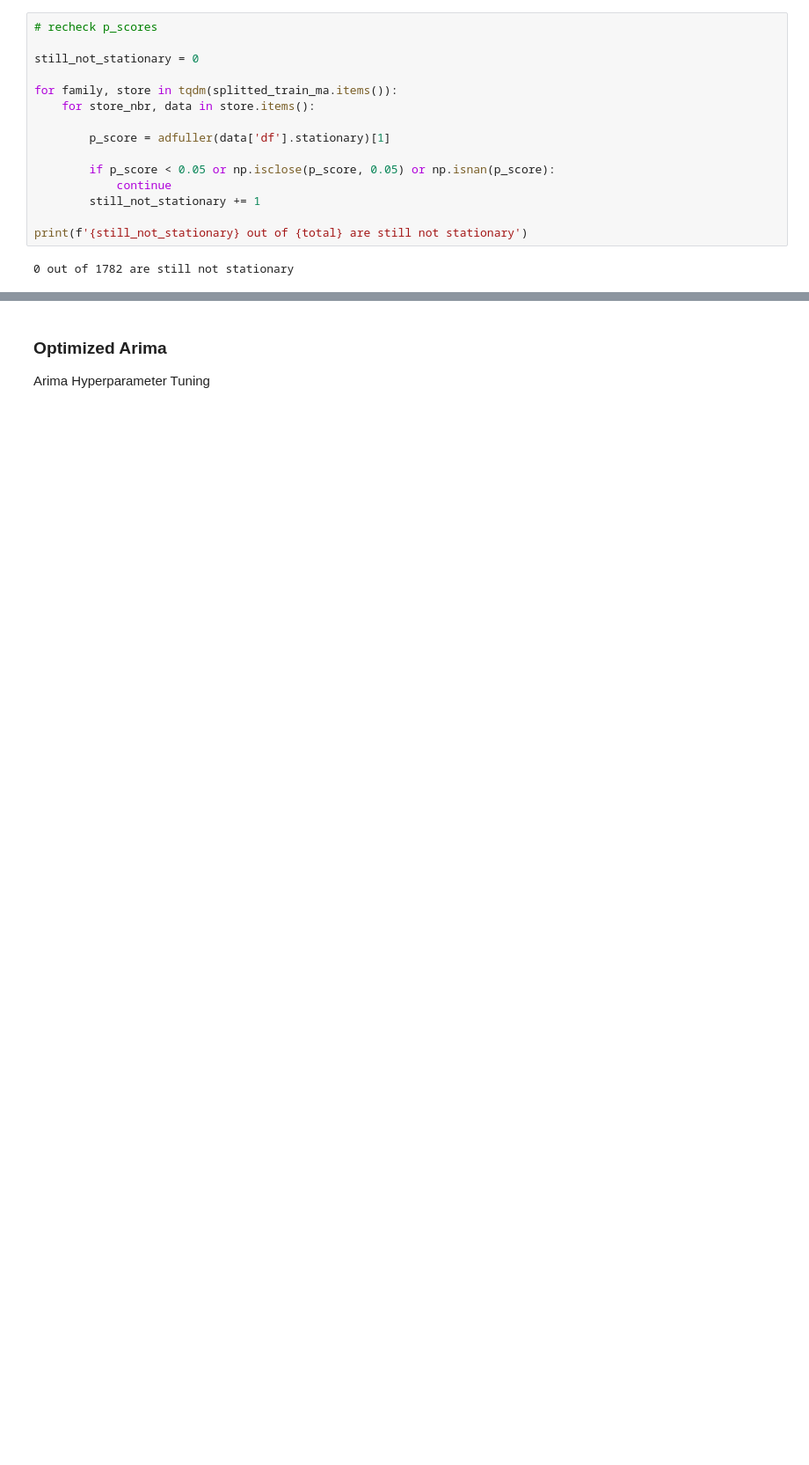
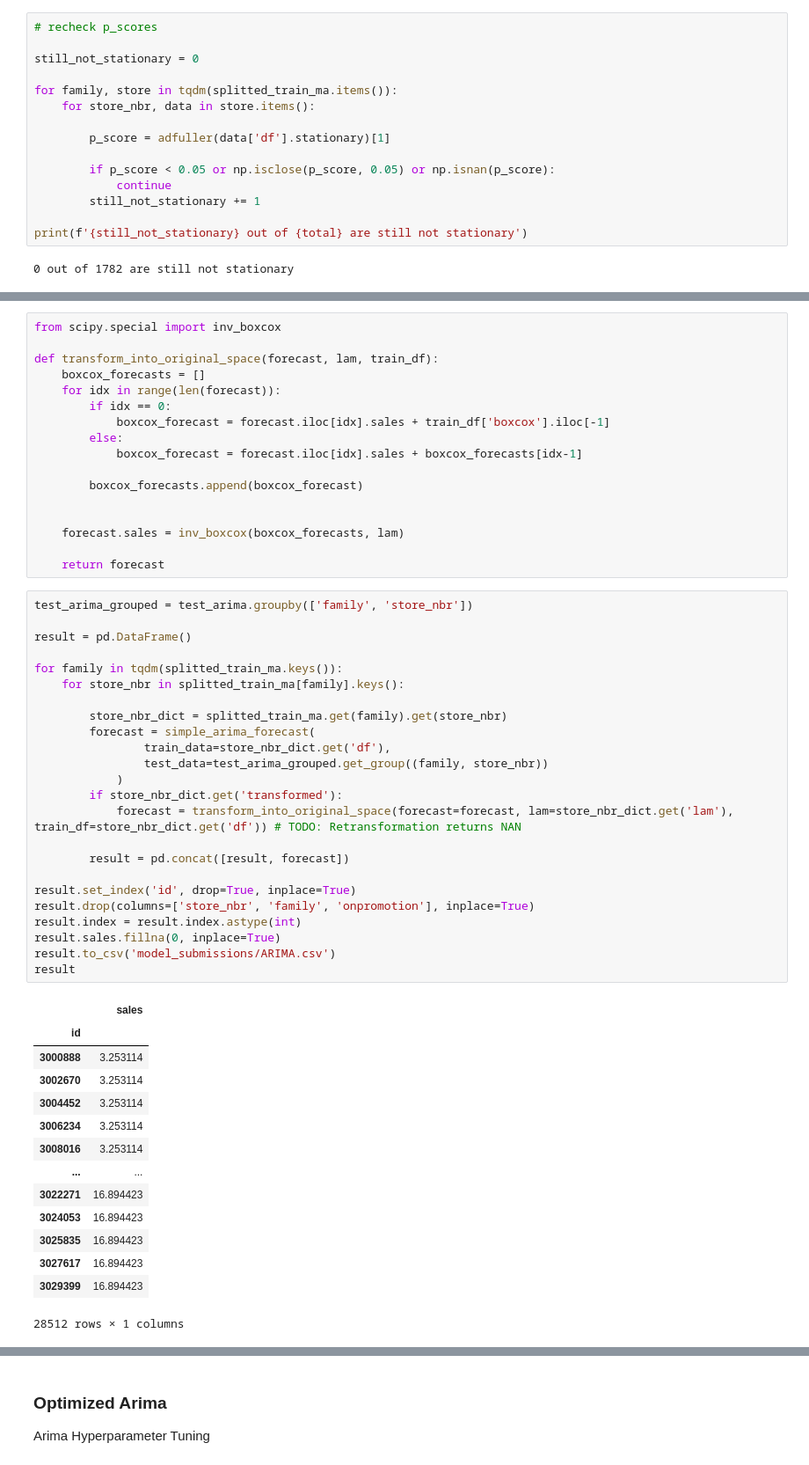
Before and after one commit to lkno0705/IndustrialApplicationsofAI, a Jupyter notebook: secondary-sector/practical-supply-chain-management/Sales-Forecasting.ipynb, the cells around one changed output, grey strips where cells are left out. Shown at 88% size. Saved outputs shown, nothing was run; the diff lists cells and outputs as text; blank space fills up the shorter version.

Commit message:
Add possible Models

```diff
--- a/secondary-sector/practical-supply-chain-management/Sales-Forecasting.ipynb
+++ b/secondary-sector/practical-supply-chain-management/Sales-Forecasting.ipynb
@@ -491,0 +542,56 @@ print(f'{still_not_stationary} out of {total} are still not stationary')
+# %%
+from scipy.special import inv_boxcox
+
+def transform_into_original_space(forecast, lam, train_df):
+    boxcox_forecasts = []
+    for idx in range(len(forecast)):
+        if idx == 0:
+            boxcox_forecast = forecast.iloc[idx].sales + train_df['boxcox'].iloc[-1]
+        else:
+            boxcox_forecast = forecast.iloc[idx].sales + boxcox_forecasts[idx-1]
+
+        boxcox_forecasts.append(boxcox_forecast)
+
+
+    forecast.sales = inv_boxcox(boxcox_forecasts, lam)
+
+    return forecast
+# %%
+test_arima_grouped = test_arima.groupby(['family', 'store_nbr'])
+
+result = pd.DataFrame()
+
+for family in tqdm(splitted_train_ma.keys()):
+    for store_nbr in splitted_train_ma[family].keys():
+
+        store_nbr_dict = splitted_train_ma.get(family).get(store_nbr)
+        forecast = simple_arima_forecast(
+                train_data=store_nbr_dict.get('df'),
+                test_data=test_arima_grouped.get_group((family, store_nbr))
+            )
+        if store_nbr_dict.get('transformed'):
+            forecast = transform_into_original_space(forecast=forecast, lam=store_nbr_dict.get('lam'), train_df=store_nbr_dict.get('df')) # TODO: Retransformation returns NAN
+
+        result = pd.concat([result, forecast])
+
+result.set_index('id', drop=True, inplace=True)
+result.drop(columns=['store_nbr', 'family', 'onpromotion'], inplace=True)
+result.index = result.index.astype(int)
+result.sales.fillna(0, inplace=True)
+result.to_csv('model_submissions/ARIMA.csv')
+result
+# %% [output]
+|  | sales |
+| id |  |
+| 3000888 | 3.253114 |
+| 3002670 | 3.253114 |
+| 3004452 | 3.253114 |
+| 3006234 | 3.253114 |
+| 3008016 | 3.253114 |
+| ... | ... |
+| 3022271 | 16.894423 |
+| 3024053 | 16.894423 |
+| 3025835 | 16.894423 |
+| 3027617 | 16.894423 |
+| 3029399 | 16.894423 |
+28512 rows × 1 columns
```
Also changed, not shown: parts of 11 cells of this notebook, 1 other file.
